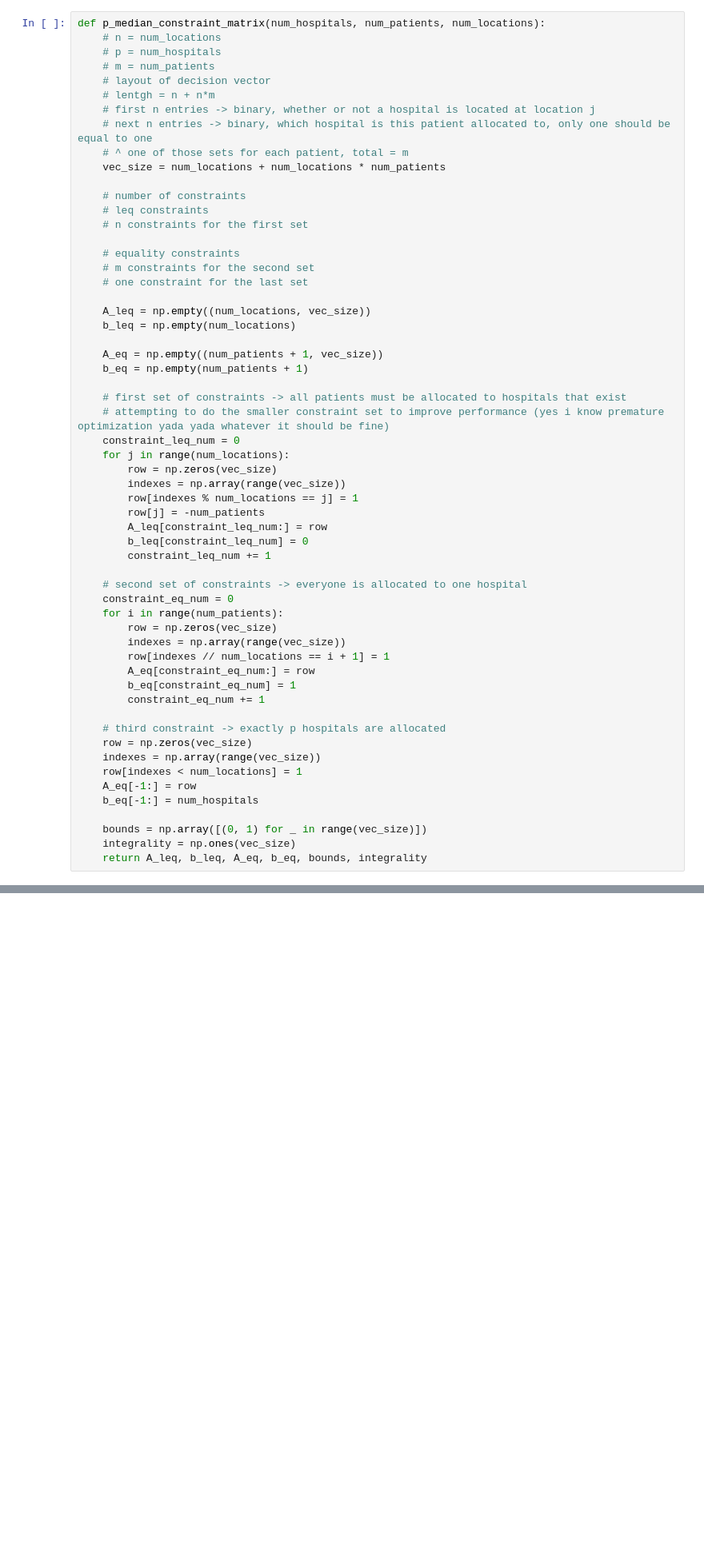
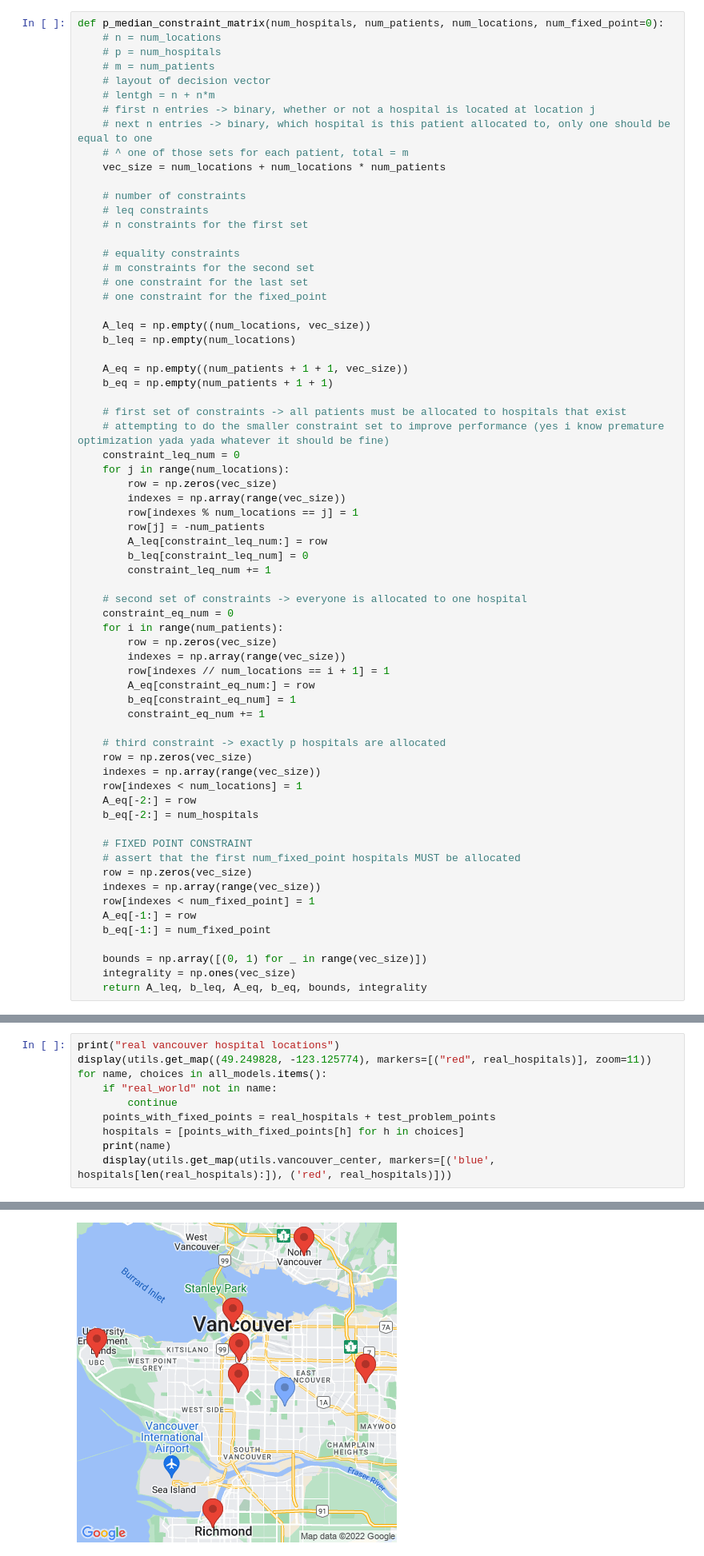
Before and after one commit to rctcwyvrn/math441-project, a Jupyter notebook: p_median.ipynb, the cells around one changed output, grey strips where cells are left out. Shown at 80% size. Cells and saved outputs as stored; diff of their text form; blank space fills up the shorter version.

```diff
--- a/p_median.ipynb
+++ b/p_median.ipynb
@@ -23,7 +24,7 @@ import numpy as np
 from scipy.optimize import linprog
 import random
 # %%
-def p_median_constraint_matrix(num_hospitals, num_patients, num_locations):
+def p_median_constraint_matrix(num_hospitals, num_patients, num_locations, num_fixed_point=0):
     # n = num_locations
     # p = num_hospitals
     # m = num_patients
@@ -41,12 +42,13 @@ def p_median_constraint_matrix(num_hospitals, num_patients, num_locations):
     # equality constraints
     # m constraints for the second set
     # one constraint for the last set
+    # one constraint for the fixed_point
 
     A_leq = np.empty((num_locations, vec_size))
     b_leq = np.empty(num_locations)
 
-    A_eq = np.empty((num_patients + 1, vec_size))
-    b_eq = np.empty(num_patients + 1)
+    A_eq = np.empty((num_patients + 1 + 1, vec_size))
+    b_eq = np.empty(num_patients + 1 + 1)
 
     # first set of constraints -> all patients must be allocated to hospitals that exist
     # attempting to do the smaller constraint set to improve performance (yes i know premature optimization yada yada whatever it should be fine)
@@ -74,8 +76,16 @@ def p_median_constraint_matrix(num_hospitals, num_patients, num_locations):
     row = np.zeros(vec_size)
     indexes = np.array(range(vec_size))
     row[indexes < num_locations] = 1
+    A_eq[-2:] = row
+    b_eq[-2:] = num_hospitals
+
+    # FIXED POINT CONSTRAINT
+    # assert that the first num_fixed_point hospitals MUST be allocated
+    row = np.zeros(vec_size)
+    indexes = np.array(range(vec_size))
+    row[indexes < num_fixed_point] = 1
     A_eq[-1:] = row
-    b_eq[-1:] = num_hospitals
+    b_eq[-1:] = num_fixed_point
 
     bounds = np.array([(0, 1) for _ in range(vec_size)])
     integrality = np.ones(vec_size)
@@ -424,0 +467,11 @@ real vancouver hospital locations
+# %%
+print("real vancouver hospital locations")
+display(utils.get_map((49.249828, -123.125774), markers=[("red", real_hospitals)], zoom=11))
+for name, choices in all_models.items():
+    if "real_world" not in name:
+        continue
+    points_with_fixed_points = real_hospitals + test_problem_points
+    hospitals = [points_with_fixed_points[h] for h in choices]
+    print(name)
+    display(utils.get_map(utils.vancouver_center, markers=[('blue', hospitals[len(real_hospitals):]), ('red', real_hospitals)]))
+# %% [output]
@@ -424,0 +481 @@ real vancouver hospital locations
+[figure, added]
```
Also changed, not shown: parts of 8 cells of this notebook.
